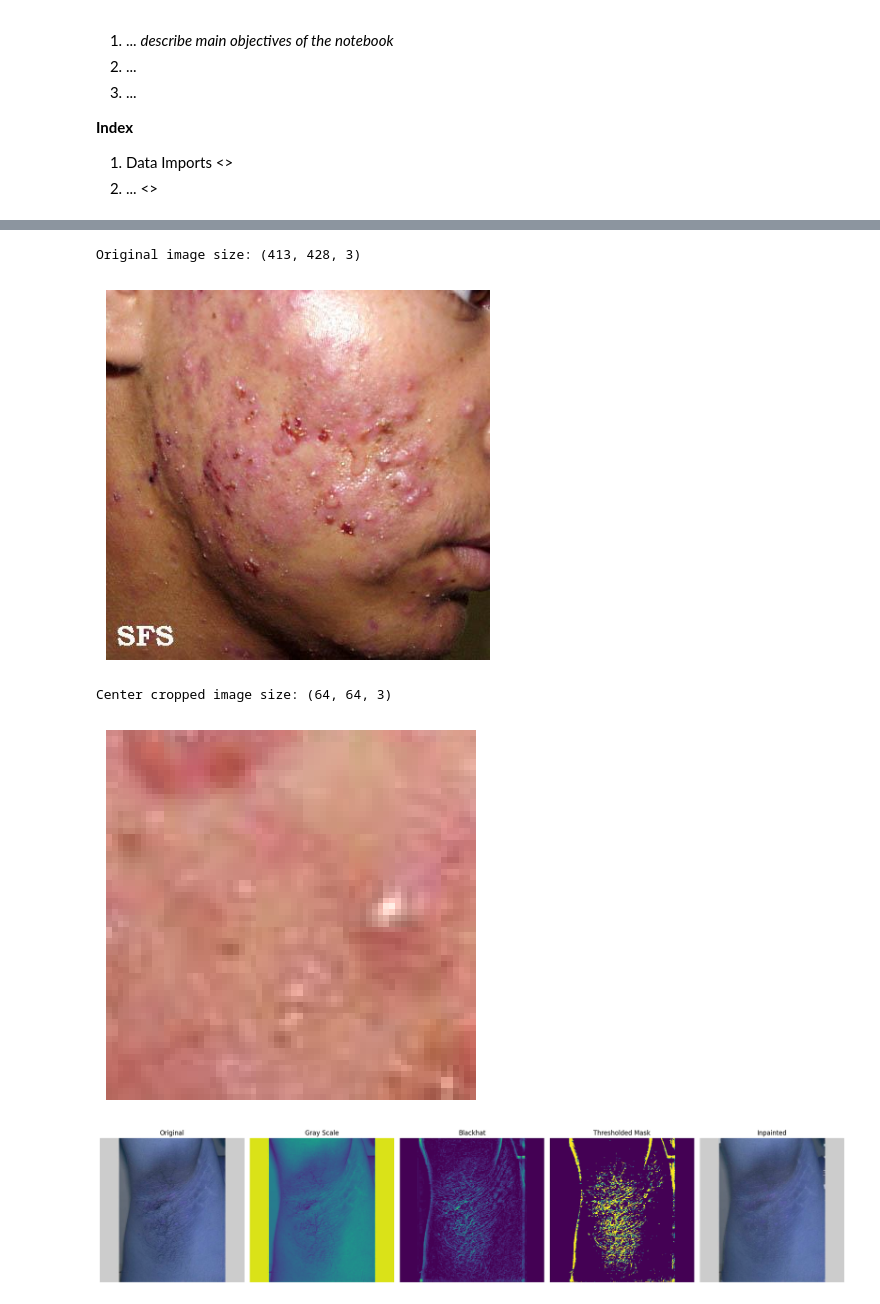
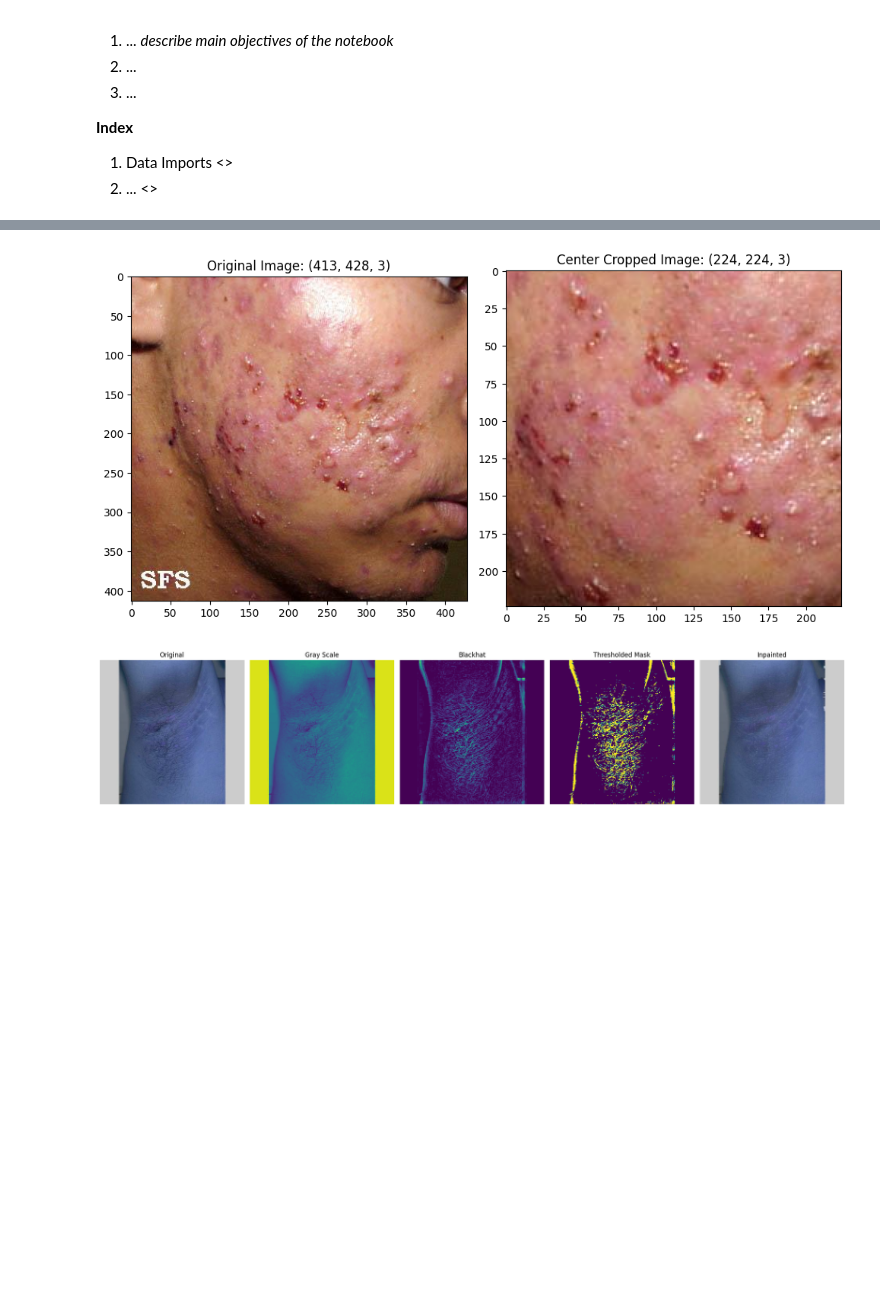
Before and after one commit to samueldatasci/deep-learning-23-24-nova-ims-group-project, a Jupyter notebook: 3-model-train.ipynb, the cells around one changed output, grey strips where cells are left out. Saved outputs shown, nothing was run; the diff lists cells and outputs as text; code cells hidden in the pictures; blank space fills up the shorter version.

```diff
--- a/3-model-train.ipynb
+++ b/3-model-train.ipynb
@@ -464,45 +466,48 @@ def model_builder(head_model: tf.keras.models.Sequential,
 # %%
 # ***********************************
 # Image preprocessing - Center Crop
 # ***********************************
 
 # TODO
 # black hat
 # grabcut
 # center crop images
 # standardize images
 # contrast
 
 # TODO: ideas of image preprocessing:
 # https://medium.com/@maahip1304/the-complete-guide-to-image-preprocessing-techniques-in-python-dca30804550c
 preprocessing_pipeline = tf.keras.models.Sequential([
     tf.keras.layers.Rescaling(1./255),
-    tf.keras.layers.CenterCrop(64, 64)
+    tf.keras.layers.CenterCrop(224, 224)
 ], name='preprocessing_pipeline')
 
 # example
 img_path = os.path.join('data', 'train', 'acne', '3c83e78f36f0dd1cbbd4e6e23a73d5c1.jpg')
 img = cv2.imread(img_path)
 img_array = np.array(img)[..., ::-1]  # BGR --> RGB
-print(f'Original image size: {img_array.shape}')
-plt.imshow(img_array)
-plt.axis('off')
-plt.show()
 
 # convert to array and make batch of 1
 img_array = np.expand_dims(img_array, axis=0)
 
 # reconvert pre processed image
 pp_img = preprocessing_pipeline(img_array).numpy().squeeze()
-print(f'Center cropped image size: {pp_img.shape}')
-plt.imshow(pp_img)
-plt.axis('off')
+
+# plotting
+fig, (ax1, ax2) = plt.subplots(1, 2, figsize=(10, 5))
+
+ax1.imshow(img_array.squeeze())
+# ax1.axis('off')
+ax1.set_title(f'Original Image: {img_array.squeeze().shape}')
+
+ax2.imshow(pp_img)
+# ax2.axis('off')
+ax2.set_title(f'Center Cropped Image: {pp_img.shape}')
+
+plt.tight_layout()
 plt.show()
 # %% [output]
-Original image size: (413, 428, 3)
-[figure, old version]
+[figure, new version]
-Center cropped image size: (64, 64, 3)
-[figure, removed]
 # %%
 # *************************************
 # Image preprocessing - hair removal
```
Also changed, not shown: parts of 9 cells of this notebook.
